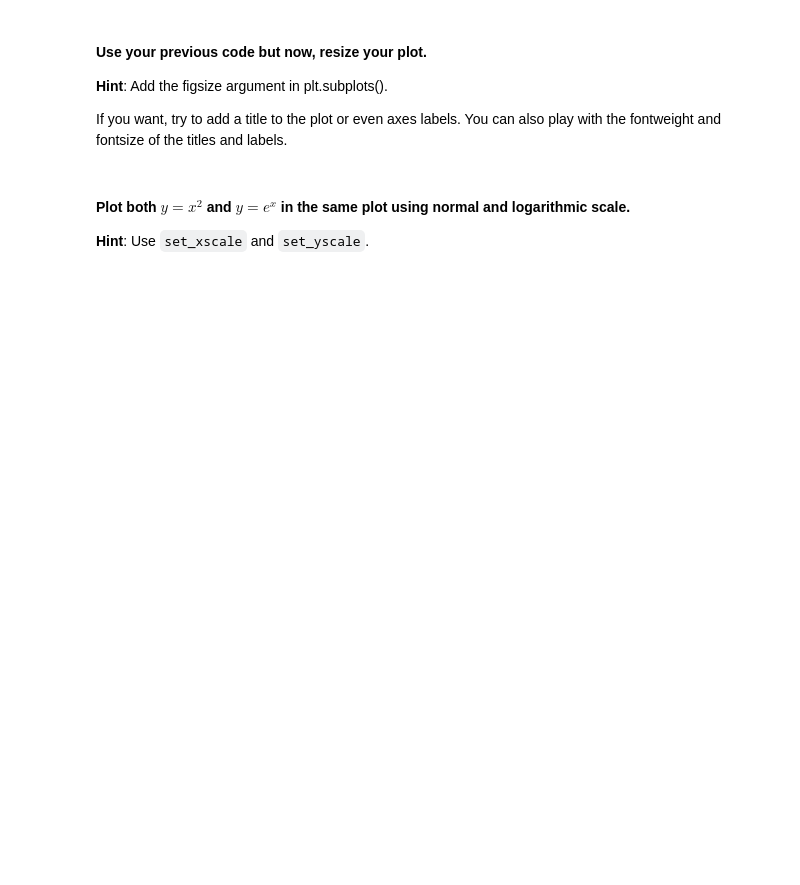
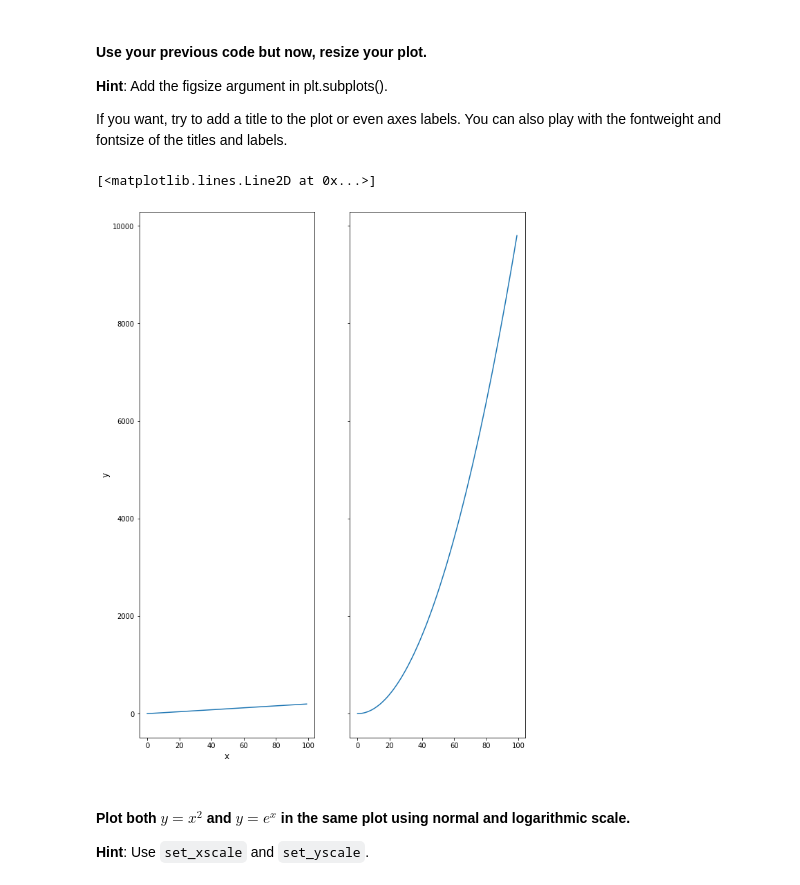
Before and after one commit to ta-data-lis/lab-matplotlib-seaborn, a Jupyter notebook: your-code/main.ipynb, the cells around one changed output. Saved outputs shown, nothing was run; the diff lists cells and outputs as text; code cells hidden in the pictures; blank space fills up the shorter version.

```diff
--- a/your-code/main.ipynb
+++ b/your-code/main.ipynb
@@ -36,3 +53,13 @@ If you want, try to add a title to the plot or even axes labels. You can also pl
+# %%
+# your code here
+f, (ax1, ax2) = plt.subplots(1, 2, sharey=True, figsize=(10,14))
+ax1.set_xlabel('x', fontsize=12)
+ax1.set_ylabel('y', fontsize=12)
+ax1.plot(x, y)
+ax2.plot(x, z)
+# %% [output]
+[<matplotlib.lines.Line2D at 0x...>]
+[figure, added]
 # %% [markdown]
 #### Plot both $y=x^2$ and $y=e^x$ in the same plot using normal and logarithmic scale.
 **Hint**: Use `set_xscale` and `set_yscale`.
```
Also changed, not shown: parts of 50 cells of this notebook, 2 other files.
